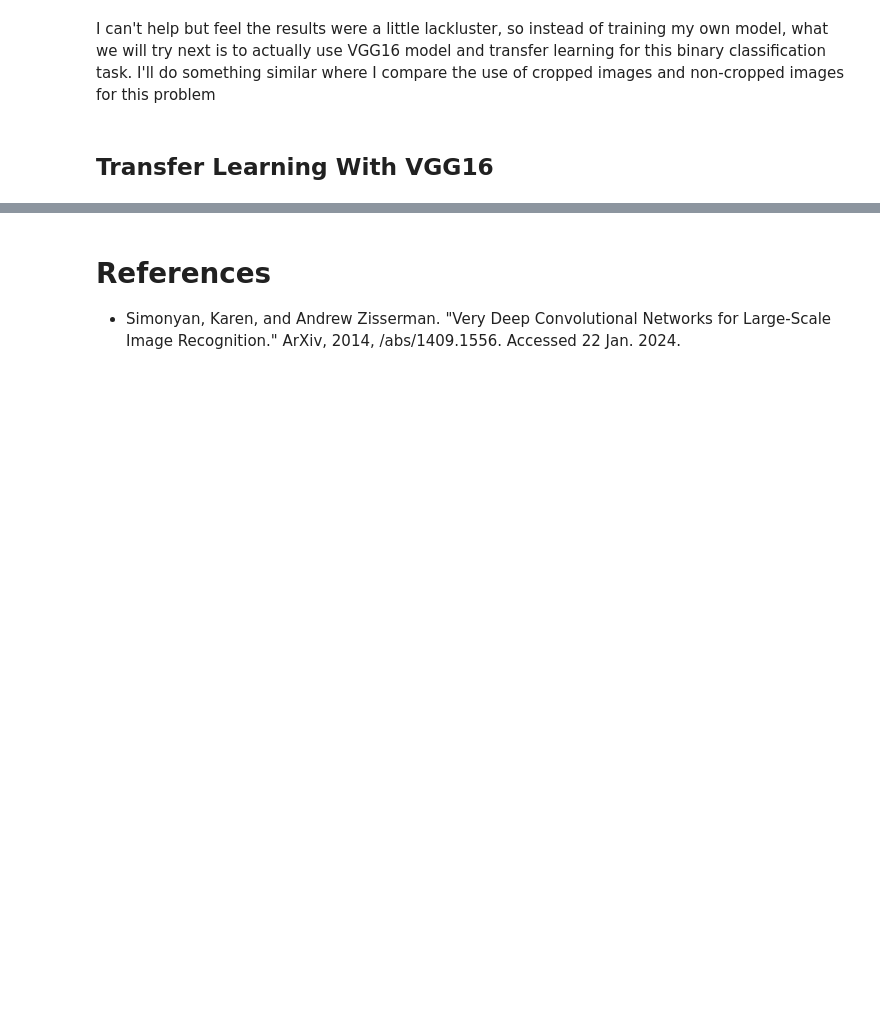
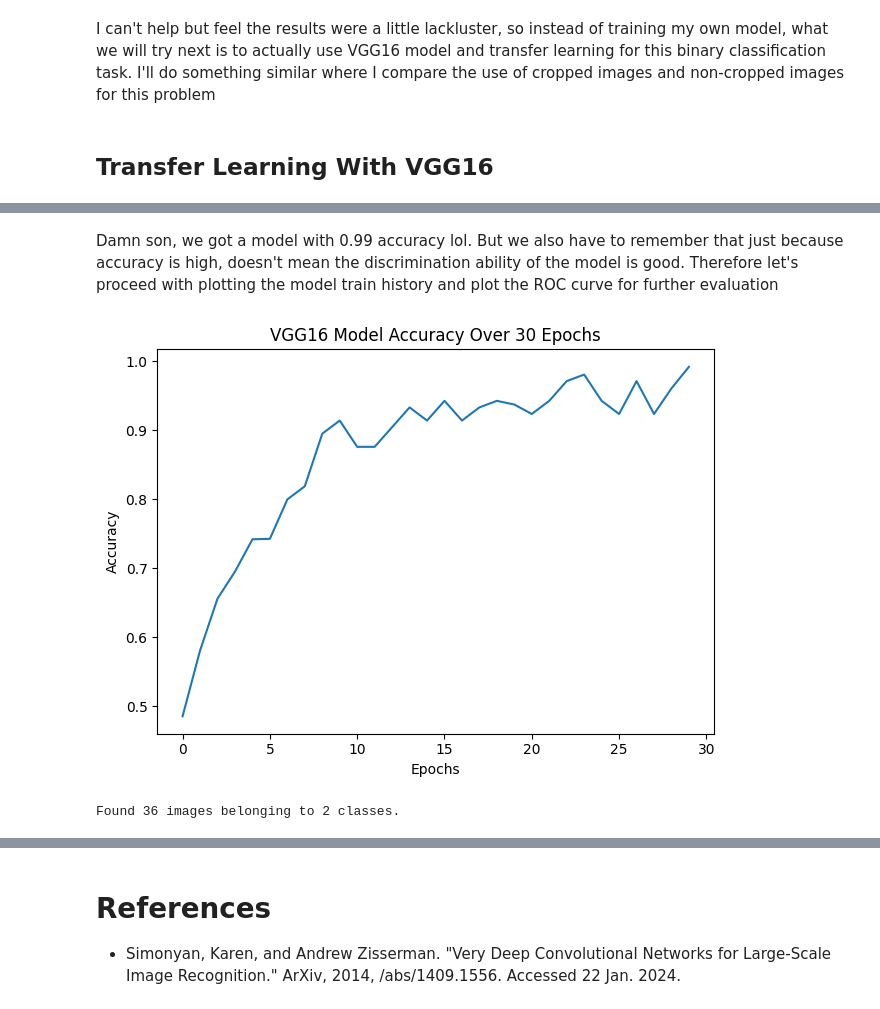
Before and after one commit to Qamil-Mirza/My-Data-Projects, a Jupyter notebook: Tumor-Classification/tumor-classifier.ipynb, the cells around one changed output, grey strips where cells are left out. Drawn from its saved outputs; the diff is of its cells as text; code cells hidden in the pictures; blank space fills up the shorter version.

Commit message:
trained VGG16 model and plot ROC

```diff
--- a/Tumor-Classification/tumor-classifier.ipynb
+++ b/Tumor-Classification/tumor-classifier.ipynb
@@ -654,0 +707,22 @@ Before we dive into it, I think it's important to credit the people who research
+# %%
+# Now let's put everything together
+
+# Initialize model
+model = models.Sequential()
+model.add(vgg16_model)
+
+# Now we add our own fully connected / top layer
+model.add(layers.Flatten())
+model.add(layers.Dropout(0.5))
+model.add(layers.Dense(units=1, activation='sigmoid'))
+
+# Freeze the VGG16 model so we don't have to train this part of the model
+model.layers[0].trainable = False
+
+model.compile(
+    optimizer='adam',
+    loss='binary_crossentropy',
+    metrics=['accuracy']
+)
+
+model.summary()
@@ -654,0 +749,9 @@ Before we dive into it, I think it's important to credit the people who research
+# %%
+# YASS NOW WE CAN TRAIN THE
+
+# First we train on unprocessed data
+vgg16_model_history = model.fit(
+    train_generator,
+    steps_per_epoch=train_generator.samples // batch_size,
+    epochs=30
+)
@@ -654,0 +776,31 @@ Before we dive into it, I think it's important to credit the people who research
+# %% [markdown]
+Damn son, we got a model with 0.99 accuracy lol. But we also have to remember that just because accuracy is high, doesn't mean the discrimination ability of the model is good. Therefore let's proceed with plotting the model train history and plot the ROC curve for further evaluation
+# %%
+plt.plot(vgg16_model_history.history['accuracy'])
+plt.title('VGG16 Model Accuracy Over 30 Epochs')
+plt.xlabel('Epochs')
+plt.ylabel('Accuracy')
+plt.tight_layout()
+plt.show()
+# %% [output]
+[figure, added]
+# %%
+# Need to define new test generator
+test_dir = './test/'
+
+# Specify image dimensions and batch size
+batch_size = 32
+
+# Create an ImageDataGenerator for validation data
+test_datagen = ImageDataGenerator(rescale=1./255)
+
+# Create the validation generator
+test_generator = test_datagen.flow_from_directory(
+    test_dir,
+    target_size=vgg_16_input_size,
+    batch_size=batch_size,
+    class_mode='binary',  # 'binary' for binary classification, 'categorical' for multiclass
+    shuffle=False  # Set to False to keep the order of the images, important for evaluation
+)
+# %% [output]
+Found 36 images belonging to 2 classes.
```
Also changed, not shown: parts of 10 cells of this notebook, 1 other file.
